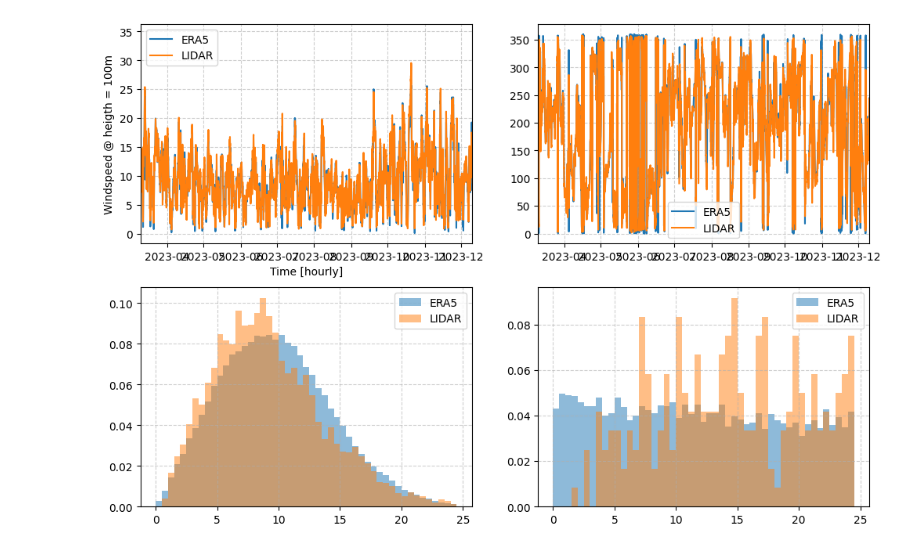
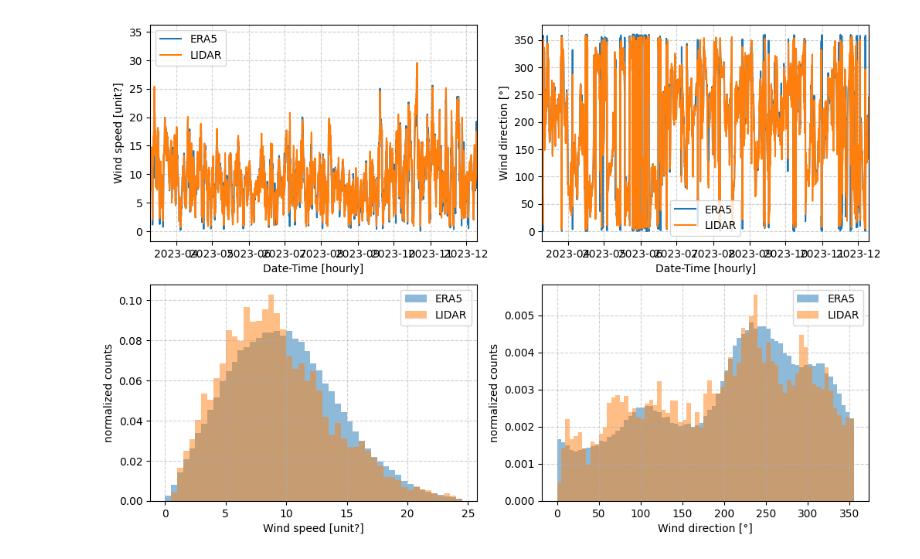
Before and after one commit to Nuwa13/Project_Python_Programming_in_Energy_Science, a Jupyter notebook: ReadingData.ipynb, the cells around one changed output. Drawn from its saved outputs; the diff is of its cells as text; code cells hidden in the pictures.

Commit message:
some more labeling and new bins for directions

```diff
--- a/ReadingData.ipynb
+++ b/ReadingData.ipynb
@@ -1,4 +1,6 @@
 # %%
+from calendar import day_name
+
 import pandas as pd
 import numpy as np
 import datetime as dt
@@ -34,35 +36,46 @@ data_LIDAR = data_LIDAR.resample('h', on='Time').mean()
 # create a merged dataframe containing the ERA5 and the LIDAR data
 
 data_mrgd = pd.merge(data_LIDAR, data_ERA5, how='right', on='Time')
 
 data_mrgd['Time'] = pd.to_datetime(data_mrgd['Time'])
 
 # Some basic plots of the data
 
 fig, ax = plt.subplots(2, 2, figsize=(12, 8))
 
 ax = ax.flatten()
 
 ax[0].plot(data_mrgd['Time'], data_mrgd['WS100'])
 ax[0].plot(data_mrgd['Time'], data_mrgd['WS-99.2'])
 ax[0].set_xlim(data_LIDAR.index[0], data_LIDAR.index[-1])
-ax[0].set_xlabel('Time [hourly]')
-ax[0].set_ylabel('Wind speed @ heigth = 100m')
+
+ax[0].set_xlabel('Date-Time [hourly]')
+ax[0].set_ylabel('Wind speed [unit?]')
+ax[0].legend(['100 m', '99.2 m'])
 
 ax[1].plot(data_mrgd['Time'], data_mrgd['WD100'])
 ax[1].plot(data_mrgd['Time'], data_mrgd['WD-99.2'])
 ax[1].set_xlim(data_LIDAR.index[0], data_LIDAR.index[-1])
 
+ax[1].set_xlabel('Date-Time [hourly]')
+ax[1].set_ylabel('Wind direction [°]')
+ax[1].legend(['100 m', '99.2 m'])
+
 v_bins = np.arange(0,25,0.5)
 
 ax[2].hist(data_mrgd['WS100'], bins=v_bins, density=True, alpha=0.5)
 ax[2].hist(data_mrgd['WS-99.2'], bins=v_bins, density=True, alpha=0.5)
+ax[2].set_xlabel('Wind speed [unit?]')
+ax[2].set_ylabel('normalized counts')
 
-ax[3].hist(data_mrgd['WD100'], bins=v_bins, density=True, alpha=0.5)
-ax[3].hist(data_mrgd['WD-99.2'], bins=v_bins, density=True, alpha=0.5)
+d_bins = np.arange(0,360,5)
+ax[3].hist(data_mrgd['WD100'], bins=d_bins, density=True, alpha=0.5)
+ax[3].hist(data_mrgd['WD-99.2'], bins=d_bins, density=True, alpha=0.5)
+ax[3].set_xlabel('Wind direction [°]')
+ax[3].set_ylabel('normalized counts')
 
 for axs in ax:
     axs.legend(['ERA5', 'LIDAR'])
     axs.grid(True, linestyle="--", alpha=0.6)
 # %% [output]
-[figure, old version]
+[figure, new version]
```
